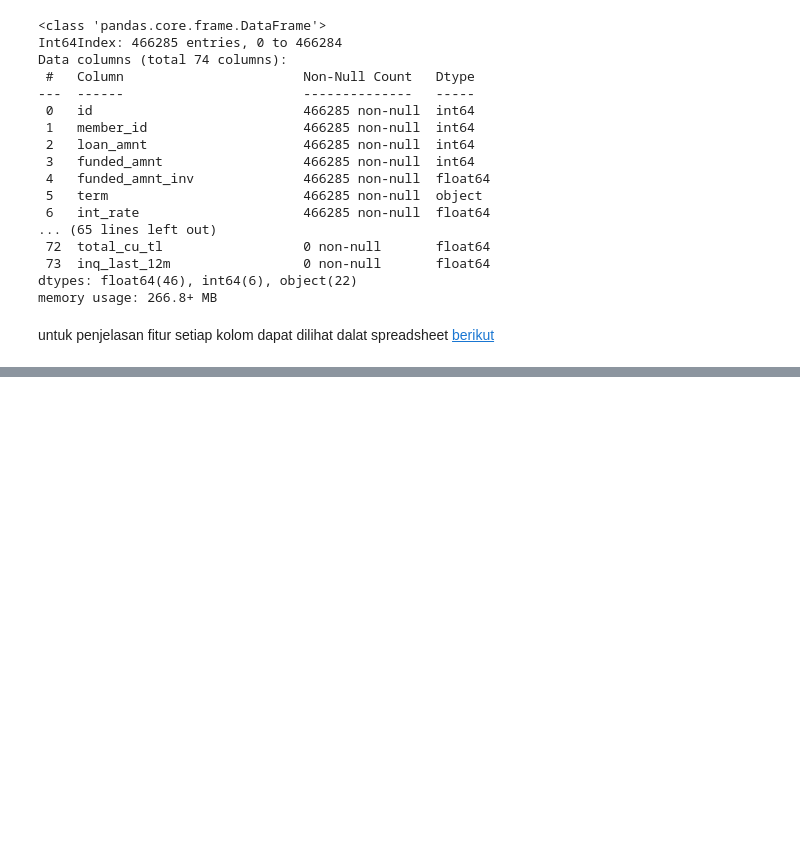
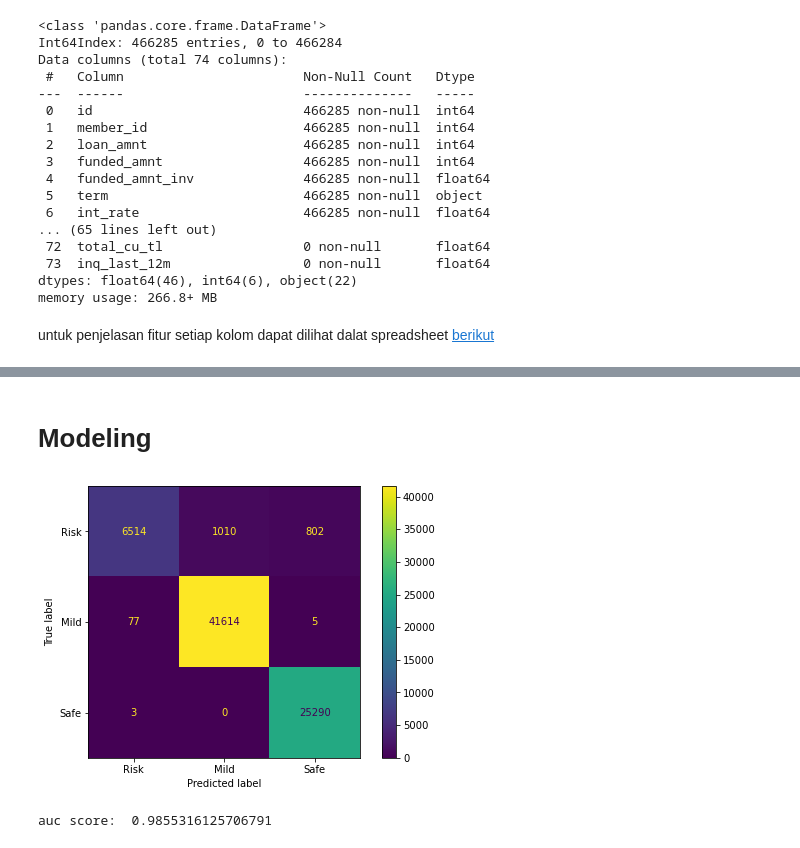
Before and after one commit to muhammadmhmd/Credit-Risk-Prediction, a Jupyter notebook: Credit Risk Prediction.ipynb, the cells around one changed output, grey strips where cells are left out. Saved outputs shown, nothing was run; the diff lists cells and outputs as text; code cells hidden in the pictures; blank space fills up the shorter version.

Commit message:
add data prep, fe, modeling

```diff
--- a/Credit Risk Prediction.ipynb
+++ b/Credit Risk Prediction.ipynb
@@ -55,0 +237,2 @@ untuk penjelasan fitur setiap kolom dapat dilihat dalat spreadsheet [berikut](ht
+# %%
+df_new = pd.get_dummies(df_n,drop_first=True)
@@ -55,0 +259,2 @@ untuk penjelasan fitur setiap kolom dapat dilihat dalat spreadsheet [berikut](ht
+# %% [markdown]
+# Modeling
@@ -55,0 +271,21 @@ untuk penjelasan fitur setiap kolom dapat dilihat dalat spreadsheet [berikut](ht
+# %%
+x = df_new.drop('loan_status',axis=1)
+y = df_new.loan_status
+# %%
+x_train,x_test,y_train,y_test=train_test_split(x,y,test_size=0.2,random_state=42)
+# %%
+from sklearn.tree import DecisionTreeClassifier
+dtree_model = DecisionTreeClassifier(max_depth = 5).fit(x_train, y_train)
+y_pred = dtree_model.predict(x_test)
+cm_dt = confusion_matrix(y_test, y_pred)
+# %%
+fig, ax = plt.subplots(figsize=(8, 5))
+cmp = ConfusionMatrixDisplay(
+    cm_dt,
+    display_labels=["Risk", "Mild", "Safe"],
+)
+
+cmp.plot(ax=ax)
+plt.show();
+# %% [output]
+[figure, added]
@@ -55,0 +296,7 @@ untuk penjelasan fitur setiap kolom dapat dilihat dalat spreadsheet [berikut](ht
+# %%
+auc = roc_auc_score(ypred, ytest, multi_class='ovo',average='weighted')
+#print('recall: ',recall)
+#print('precision: ',precision)
+print('auc score: ',auc)
+# %% [output]
+auc score:  0.9855316125706791
```
Also changed, not shown: parts of 20 cells of this notebook.
